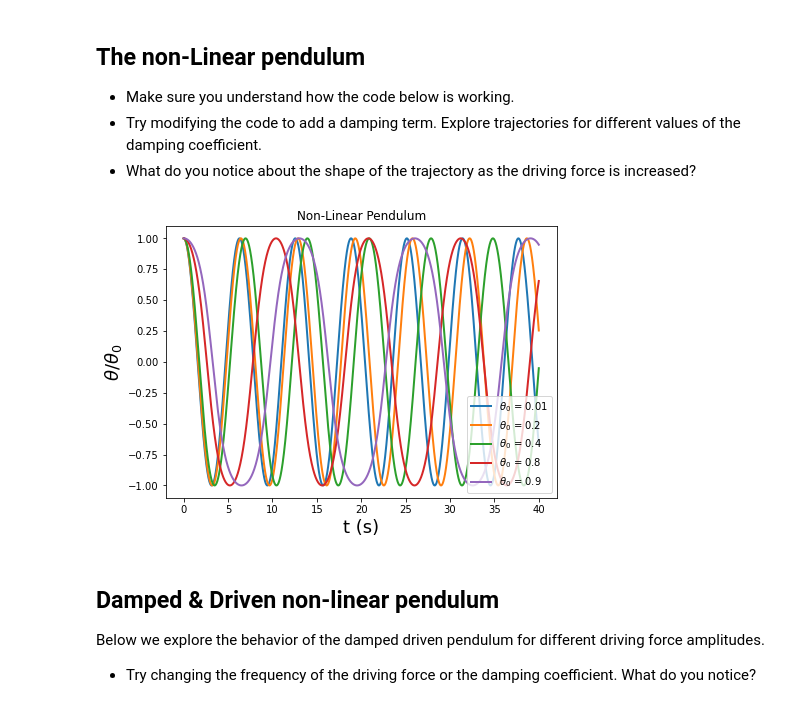
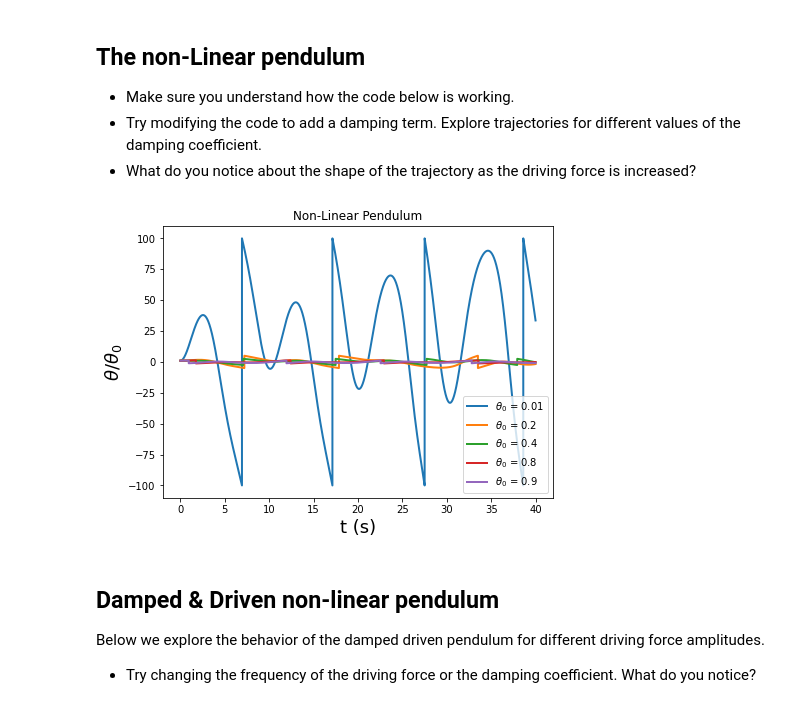
Before and after one commit to sdxiang2/Lectures, a Jupyter notebook: Lecture6.ipynb, the cells around one changed output. Cells and saved outputs as stored; diff of their text form; code cells hidden in the pictures.

```diff
--- a/Lecture6.ipynb
+++ b/Lecture6.ipynb
@@ -41,24 +41,24 @@ When creating a new instance of Pendulum, we can provide many arguments that des
 # %%
 fig = plt.figure(figsize = [7,5])
 ax = fig.add_subplot(111)
 
 # Loop over different initial displacements and plot angle vs time for driven pendulum
 
 # maximum initial displacement is 1, corresponds to pi radians.
 x0s= [0.01, 0.2, 0.4, 0.8, 0.9]
 
 for x0 in x0s:
-    p = Pendulum(nu = 0, x0 = np.pi*x0, tf= 40, dt = 1e-3)
+    p = Pendulum(nu = 0.4, Fd = 1.1, omega_d = 0.6, x0 = np.pi*x0, tf= 40, dt = 1e-3)
     p.scipy_trajectory() #Use scipy ODEint
     ax.plot(p.tarray, p.xv[:,0]/x0/np.pi, lw = 2, label = "$\\theta_0$ = {}".format(x0))
 
 ax.set_xlabel('t (s)',fontsize = 18)
 ax.set_ylabel('$\\theta / \\theta_0$', fontsize = 18)
 ax.legend(loc = 4)
 ax.set_title('Non-Linear Pendulum')
 plt.show()
 # %% [output]
-[figure, old version]
+[figure, new version]
 # %% [markdown]
 ## Damped & Driven non-linear pendulum
 
```
Also changed, not shown: parts of 4 cells of this notebook, 2 other files.
